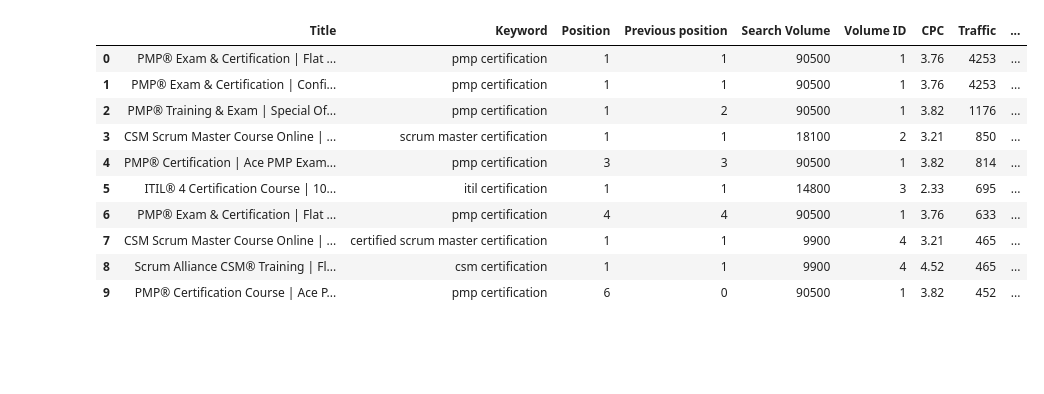
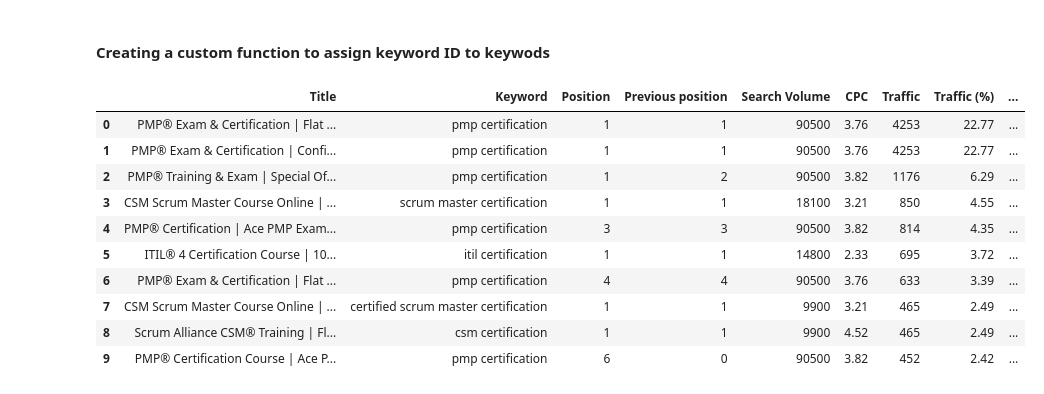
Before and after one commit to hemant1491/website_traffic_ADword_analysis, a Jupyter notebook: notebooks/assaign_keyword_ID.ipynb, the cells around one changed output. Drawn from its saved outputs; the diff is of its cells as text; code cells hidden in the pictures; blank space fills up the shorter version.

Commit message:
project orgnised

```diff
--- a/notebooks/assaign_keyword_ID.ipynb
+++ b/notebooks/assaign_keyword_ID.ipynb
@@ -18,0 +6,7 @@ excel.head(10)
+# %%
+df = pd.read_excel(
+    io="../data/raw/traffic_data_RAW.xls",
+    sheet_name="Sheet 1 - traffic_data-adwords.",
+    header=1,
+)
+df.head(10)
@@ -19,39 +57,53 @@ excel.head(10)
+# %% [markdown]
+#### **Creating a custom function to assign keyword ID to keywods**
 # %%
-def key_id(value):
-    if 'scrum' in value or 'csm' in value or 'smum' in value or 'srum' in value:
+def keyword_id(text):
+    if "scrum" in text or "csm" in text or "smum" in text or "srum" in text:
         return 1
-    elif 'amazon' in value or 'aws' in value or 'devops' in value:
+    elif "amazon" in text or "aws" in text or "devops" in text:
         return 2
-    elif 'pmp' in value or 'project management' in value or 'pmi' in value or 'proyectos' in value or 'it project' in value:
+    elif (
+        "pmp" in text
+        or "project management" in text
+        or "pmi" in text
+        or "proyectos" in text
+        or "it project" in text
+    ):
         return 3
-    elif 'cloud' in value:
+    elif "cloud" in text:
         return 4
-    elif 'capm' in value:
+    elif "capm" in text:
         return 5
-    elif 'cspo' in value:
+    elif "cspo" in text:
         return 6
-    elif 'itil' in value or 'itl' in value:
+    elif "itil" in text or "itl" in text:
         return 7
-    elif 'simpl' in value or 'simli' in value or 'simpi' in value or 'smpli' in value or 'simi' in value or 'sipli' in value:
+    elif (
+        "simpl" in text
+        or "simli" in text
+        or "simpi" in text
+        or "smpli" in text
+        or "simi" in text
+        or "sipli" in text
+    ):
         return 8
-    elif 'safe' in value or 'scale' in value:
+    elif "safe" in text or "scale" in text:
         return 9
-    elif 'togaf' in value or 'udacity' in value or 'it architect' in value:
+    elif "togaf" in text or "udacity" in text or "it architect" in text:
         return 10
 
 
-
-excel['Keyword ID'] = excel['Keyword'].apply(key_id)
-excel.head(10)
+df["Keyword ID"] = df["Keyword"].apply(keyword_id)
+df.head(10)
 # %% [output]
-|  | Title | Keyword | Position | Previous position | Search Volume | Volume ID | CPC | Traffic | ... |
-| 0 | PMP® Exam & Certification | Flat ... | pmp certification | 1 | 1 | 90500 | 1 | 3.76 | 4253 | ... |
-| 1 | PMP® Exam & Certification | Confi... | pmp certification | 1 | 1 | 90500 | 1 | 3.76 | 4253 | ... |
-| 2 | PMP® Training & Exam | Special Of... | pmp certification | 1 | 2 | 90500 | 1 | 3.82 | 1176 | ... |
-| 3 | CSM Scrum Master Course Online | ... | scrum master certification | 1 | 1 | 18100 | 2 | 3.21 | 850 | ... |
-| 4 | PMP® Certification | Ace PMP Exam... | pmp certification | 3 | 3 | 90500 | 1 | 3.82 | 814 | ... |
-| 5 | ITIL® 4 Certification Course | 10... | itil certification | 1 | 1 | 14800 | 3 | 2.33 | 695 | ... |
-| 6 | PMP® Exam & Certification | Flat ... | pmp certification | 4 | 4 | 90500 | 1 | 3.76 | 633 | ... |
-| 7 | CSM Scrum Master Course Online | ... | certified scrum master certification | 1 | 1 | 9900 | 4 | 3.21 | 465 | ... |
-| 8 | Scrum Alliance CSM® Training | Fl... | csm certification | 1 | 1 | 9900 | 4 | 4.52 | 465 | ... |
-| 9 | PMP® Certification Course | Ace P... | pmp certification | 6 | 0 | 90500 | 1 | 3.82 | 452 | ... |
+|  | Title | Keyword | Position | Previous position | Search Volume | CPC | Traffic | Traffic (%) | ... |
+| 0 | PMP® Exam & Certification | Flat ... | pmp certification | 1 | 1 | 90500 | 3.76 | 4253 | 22.77 | ... |
+| 1 | PMP® Exam & Certification | Confi... | pmp certification | 1 | 1 | 90500 | 3.76 | 4253 | 22.77 | ... |
+| 2 | PMP® Training & Exam | Special Of... | pmp certification | 1 | 2 | 90500 | 3.82 | 1176 | 6.29 | ... |
+| 3 | CSM Scrum Master Course Online | ... | scrum master certification | 1 | 1 | 18100 | 3.21 | 850 | 4.55 | ... |
+| 4 | PMP® Certification | Ace PMP Exam... | pmp certification | 3 | 3 | 90500 | 3.82 | 814 | 4.35 | ... |
+| 5 | ITIL® 4 Certification Course | 10... | itil certification | 1 | 1 | 14800 | 2.33 | 695 | 3.72 | ... |
+| 6 | PMP® Exam & Certification | Flat ... | pmp certification | 4 | 4 | 90500 | 3.76 | 633 | 3.39 | ... |
+| 7 | CSM Scrum Master Course Online | ... | certified scrum master certification | 1 | 1 | 9900 | 3.21 | 465 | 2.49 | ... |
+| 8 | Scrum Alliance CSM® Training | Fl... | csm certification | 1 | 1 | 9900 | 4.52 | 465 | 2.49 | ... |
+| 9 | PMP® Certification Course | Ace P... | pmp certification | 6 | 0 | 90500 | 3.82 | 452 | 2.42 | ... |
```
Also changed, not shown: parts of 14 cells of this notebook, 2 other files.
